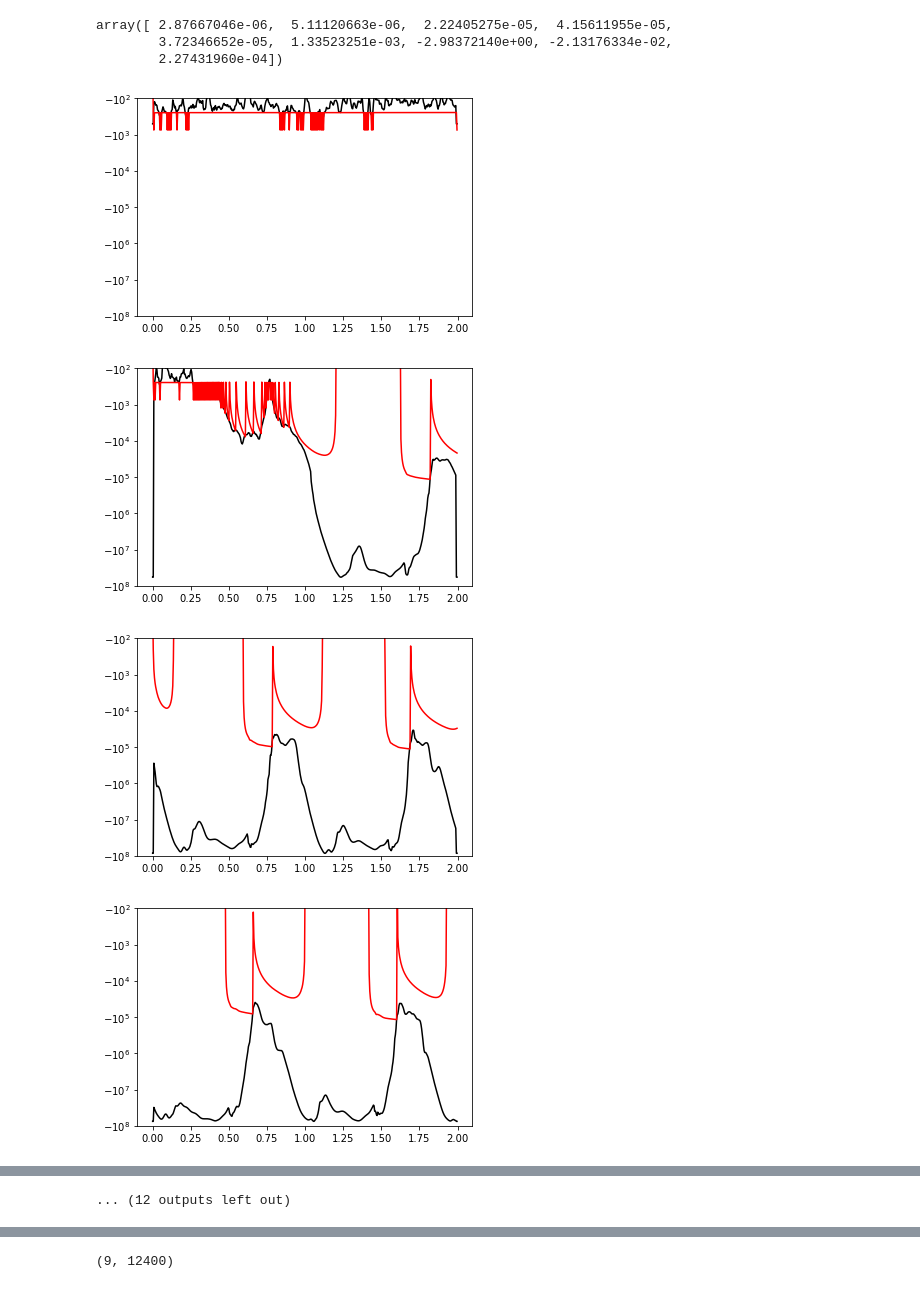
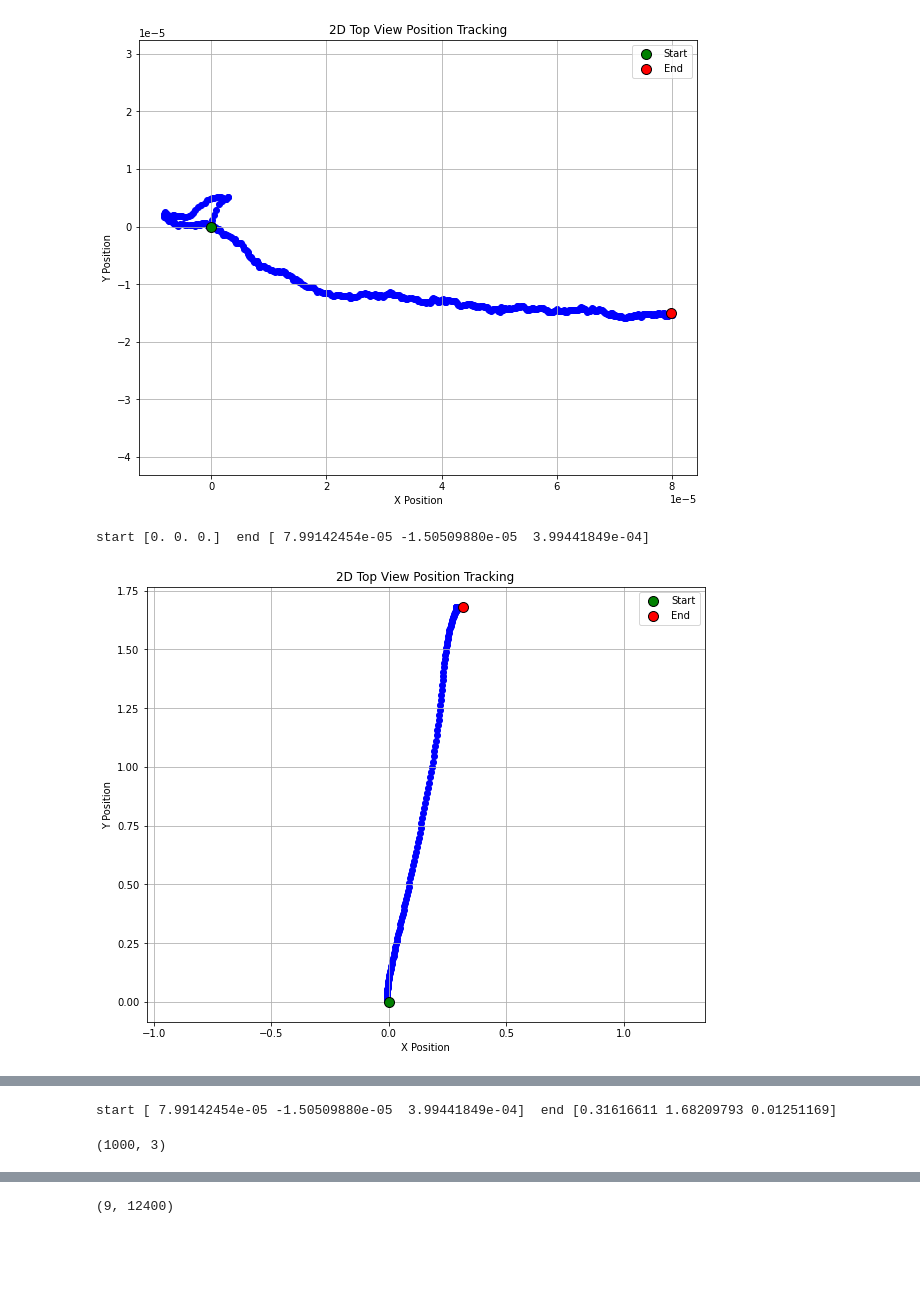
Before and after one commit to thatbeer/real-time-implementation-of-inertia-foot-mounted-navigation-system, a Jupyter notebook: zuptv3/test_batch.ipynb, the cells around one changed output, grey strips where cells are left out. Cells and saved outputs as stored; diff of their text form; code cells hidden in the pictures; blank space fills up the shorter version.

```diff
--- a/zuptv3/test_batch.ipynb
+++ b/zuptv3/test_batch.ipynb
@@ -21,6 +25,10 @@ Jfixed_all = np.zeros((M, D, 3))
 
 ins = INS(simdata)
 # %%
-zupt , logL = ins.detector_adaptive(u)
-x_h, _, _, _ = ins.baseline(u, zupt, logL, True)
+u1 = u[:,:500]
+u2 = u[:,500:1000]
+zupt , logL = ins.detector_adaptive(u2)
+x_h, _, _, _ = ins.baseline(u2, zupt, logL, True)
+x_a = x_h
+x_a.shape
 # %% [output]
@@ -32,3 +39,0 @@ plot_position_tracking(x_h)
-# %%
-zupt , logL = ins.detector_adaptive(u)
-x_h, _, _, _ = ins.baseline2(u, zupt, logL, True)
@@ -46,27 +40,27 @@ array([ 0.        ,  0.        ,  0.        ,  0.        ,  0.        ,
-# %%
-x_h[:, 10]
-# %% [output]
-array([ 2.87667046e-06,  5.11120663e-06,  2.22405275e-05,  4.15611955e-05,
-        3.72346652e-05,  1.33523251e-03, -2.98372140e+00, -2.13176334e-02,
-        2.27431960e-04])
 # %%
+ins = INS(simdata)
 position = []
 n = 500
 num_batches = len(u[0]) // n
 init_x = None
 init_quat = None
 init_P = None
+counter = 0
 for i in range(num_batches+1):
     # print(i)
     ui = u[:, i*n:(i+1)*n]
     zupt , logL = ins.detector_adaptive(ui)
     x_h, _, quat, P = ins.baseline(ui, zupt, logL, True, init_x, init_quat, init_P) # 9, N
     init_x, init_quat, init_P = x_h[:,-1], quat, P
+    plot_position_tracking(x_h)
+    print(f"start {x_h[:3,0]}  end {x_h[:3,-1]}")
     for j in range(len(x_h[0])):
         x,y,z = x_h[:3,j]
         position.append([x, y, z])
+    counter += 1
+    if counter >= 2:
+        break
 # %% [output]
-[figure, old version]
+[figure, new version]
+start [0. 0. 0.]  end [ 7.99142454e-05 -1.50509880e-05  3.99441849e-04]
-[figure, old version]
+[figure, new version]
-[figure, removed]
-[figure, removed]
@@ -81,4 +67,8 @@ for i in range(num_batches+1):
-... (12 outputs left out)
+start [ 7.99142454e-05 -1.50509880e-05  3.99441849e-04]  end [0.31616611 1.68209793 0.01251169]
+# %%
+p.shape
+# %% [output]
+(1000, 3)
 # %%
 p = np.array(position)
 xs = p[:,0]
```
Also changed, not shown: parts of 23 cells of this notebook, 36 other files.
